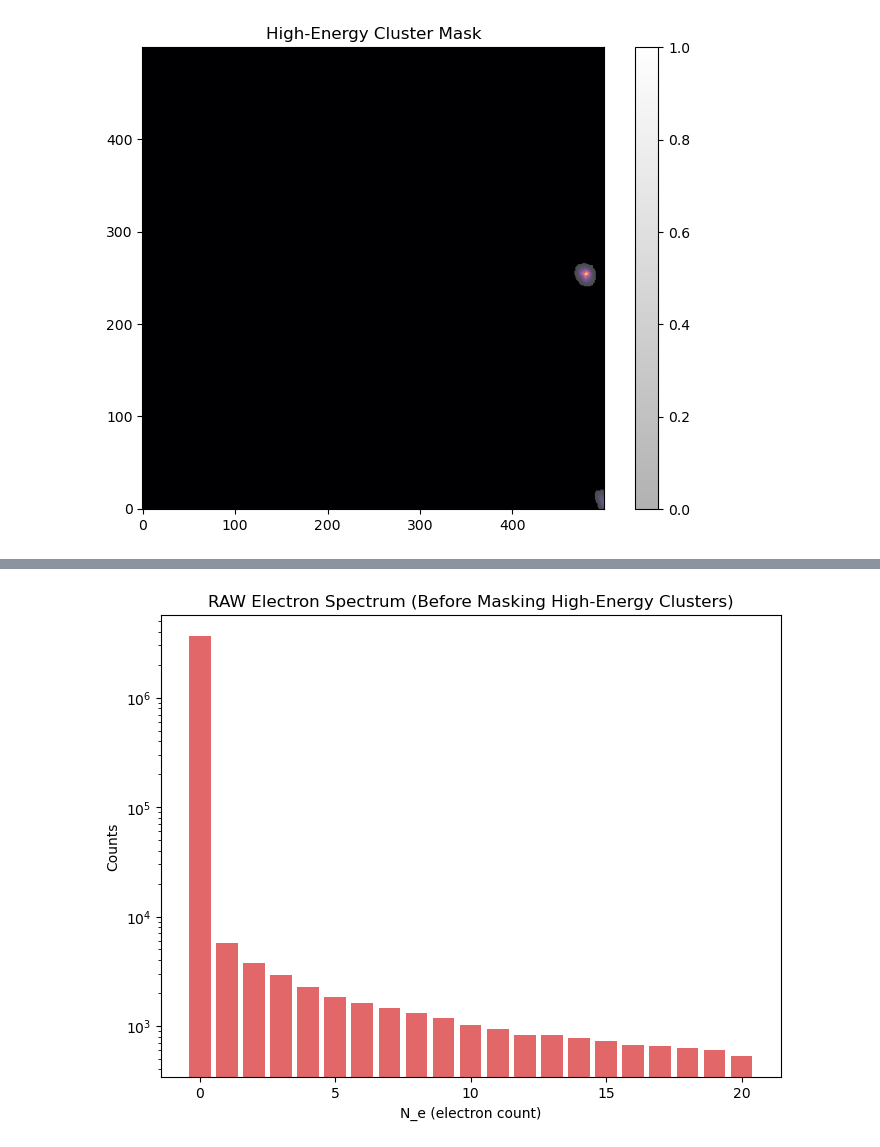
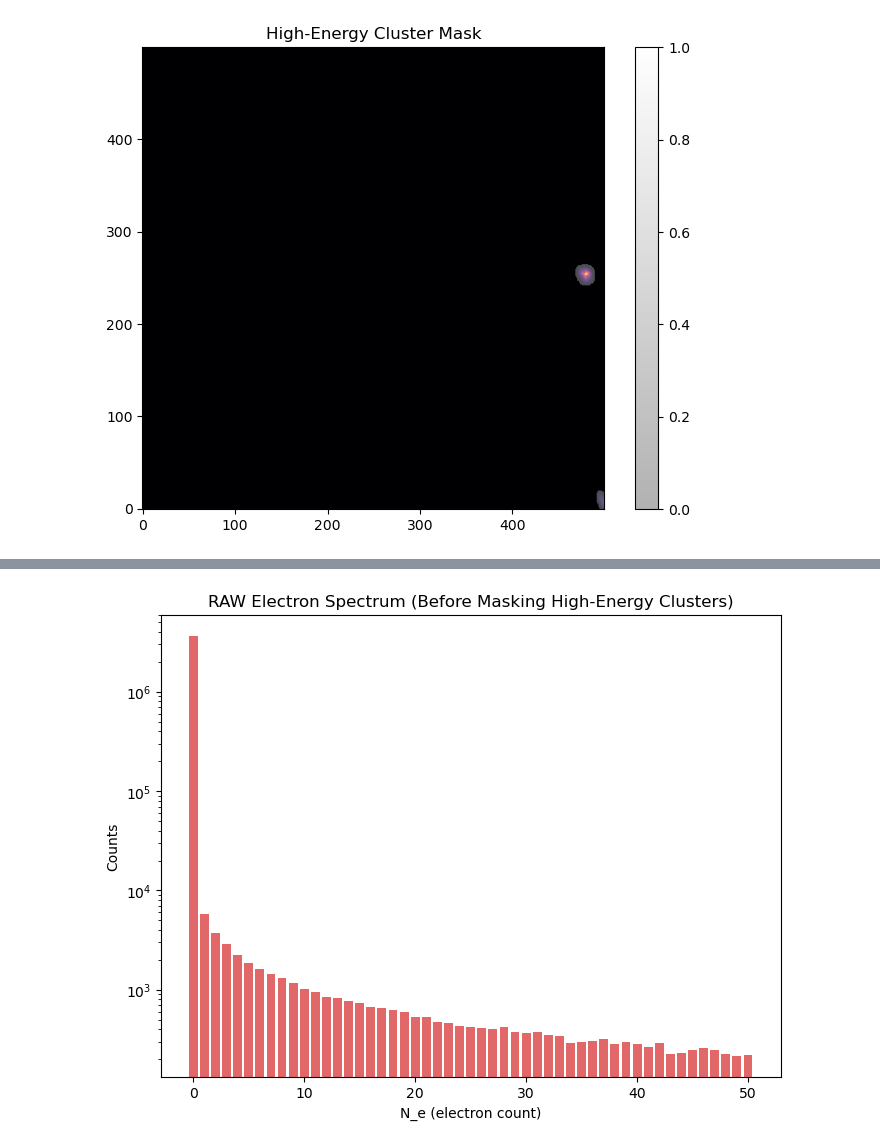
Before and after one commit to dowlingwong/GGI_CCDNR, a Jupyter notebook: CCD.ipynb, the cells around one changed output, grey strips where cells are left out. Cells and saved outputs as stored; diff of their text form; code cells hidden in the pictures.

```diff
--- a/CCD.ipynb
+++ b/CCD.ipynb
@@ -148,7 +148,7 @@ plt.show()
 # 5. DETECT AND MASK HIGH-ENERGY CLUSTERS
 # =========================================================
 
-threshold_high = 20  # electrons
+threshold_high = 30  # electrons
 masks = []
 
 for ne_img in imgs_ne:
@@ -195,28 +195,28 @@ plt.show()
 # %%
 # =========================================================
 # BUILD ELECTRON SPECTRUM *BEFORE* MASKING HIGH-ENERGY EVENTS
 # =========================================================
 
 # Concatenate ALL pixels from all images in electron units
 all_ne_raw = np.concatenate([ne_img.ravel() for ne_img in imgs_ne])
 
-max_ne_plot = 20
+max_ne_plot = 50
 vals_raw = all_ne_raw[(all_ne_raw >= 0) & (all_ne_raw <= max_ne_plot)]
 
 bins_ne = np.arange(-0.5, max_ne_plot + 1.5, 1)
 hist_ne_raw, edges_ne_raw = np.histogram(vals_raw, bins=bins_ne)
 
 ne_centers = 0.5 * (edges_ne_raw[:-1] + edges_ne_raw[1:])
 
 plt.figure(figsize=(8,6))
 plt.bar(ne_centers, hist_ne_raw, width=0.8, color="tab:red", alpha=0.7)
 plt.yscale("log")
 plt.xlabel("N_e (electron count)")
 plt.ylabel("Counts")
 plt.title("RAW Electron Spectrum (Before Masking High-Energy Clusters)")
 plt.show()
 # %% [output]
-[figure, old version]
+[figure, new version]
 # %%
 # =========================================================
 # 7. CONVERT N_e → ENERGY (eV)
```
Also changed, not shown: parts of 8 cells of this notebook.
